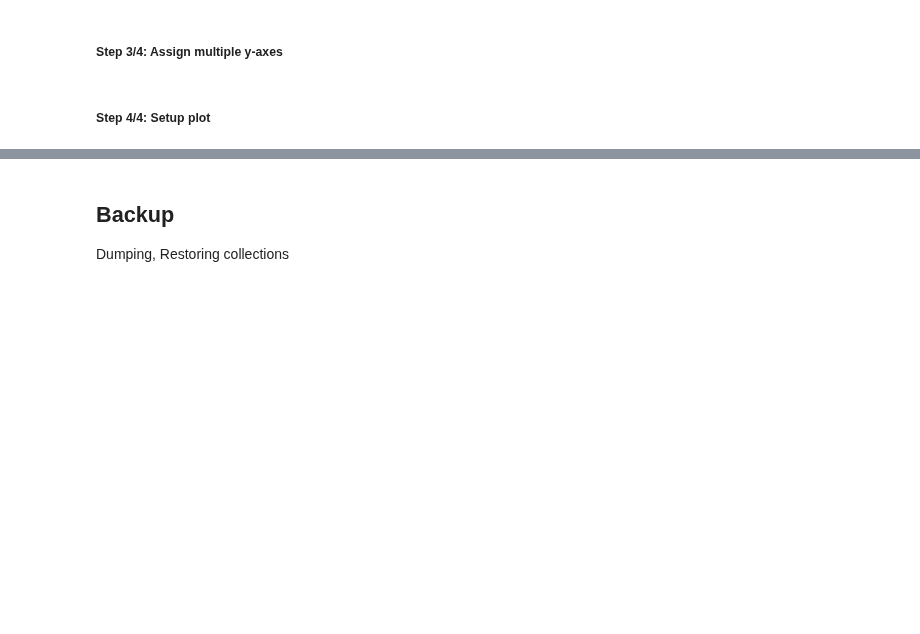
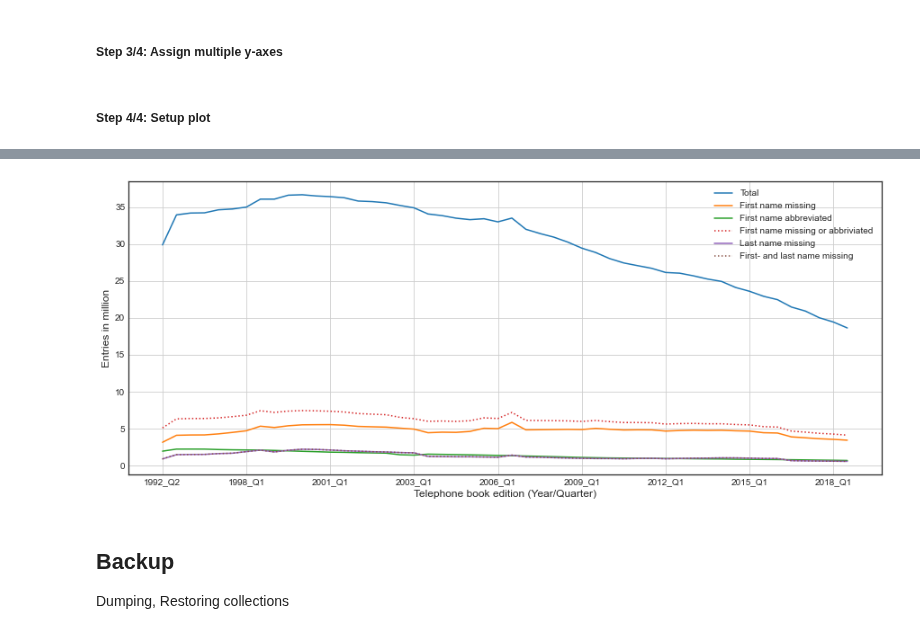
Before and after one commit to mayo-s/phonebookdiver, a Jupyter notebook: jupyter/phonebookdiver_notebook.ipynb, the cells around one changed output, grey strips where cells are left out. Drawn from its saved outputs; the diff is of its cells as text; code cells hidden in the pictures; blank space fills up the shorter version.

```diff
--- a/jupyter/phonebookdiver_notebook.ipynb
+++ b/jupyter/phonebookdiver_notebook.ipynb
@@ -1809,3 +1983,43 @@ false
+# %%
+# Complete Run to create abbreviated names plot
+graph_data_df = pd.read_csv(r'./stats/abbreviated_names.csv')
+
+# Define x-axis
+x_axis = graph_data_df.collection
+
+# Create y-axes for abbriviated_names.csv
+y_total = adjust_axis_values(graph_data_df.total, 1000000)
+y_fn_none = adjust_axis_values(graph_data_df.fn_none, 1000000)
+y_fn_one = adjust_axis_values((graph_data_df.fn_one + graph_data_df.fn_one_dot), 1000000)
+y_fn_none_one = adjust_axis_values((graph_data_df.fn_none + graph_data_df.fn_one + graph_data_df.fn_one_dot), 1000000)
+# y_fn_one_dot = adjust_axis_values(graph_data_df.fn_one_dot, 1000000)
+y_fn_ln_none = adjust_axis_values(graph_data_df.fn_ln_none, 1000000)
+y_ln_none = adjust_axis_values(graph_data_df.ln_none, 1000000)
+y_ln_one = adjust_axis_values((graph_data_df.ln_one + graph_data_df.ln_one_dot), 1000000)
+# y_ln_one_dot = adjust_axis_values(graph_data_df.ln_one_dot, 1000000)
+
+plt.style.use('seaborn-white')
+plt.figure(figsize=(15,6))
+
+plt.plot(x_axis, y_total, label='Total')
+plt.plot(x_axis, y_fn_none, label='First name missing')
+plt.plot(x_axis, y_fn_one, label='First name abbreviated')
+plt.plot(x_axis, y_fn_none_one, linestyle=':', label='First name missing or abbriviated')
+# plt.plot(x_axis, y_fn_one_dot, label='One letter + \'.\' firstname')
+plt.plot(x_axis, y_ln_none, label='Last name missing')
+# plt.plot(x_axis, y_ln_one, label='One letter lastname')
+plt.plot(x_axis, y_fn_ln_none, linestyle=':', label='First- and last name missing')
+# plt.plot(x_axis, y_ln_one_dot, label='One letter + \'.\' lastname')
+
+plt.xlabel('Telephone book edition (Year/Quarter)', fontdict={'size':12})
+plt.ylabel('Entries in million', fontdict={'size':12})
+plt.legend()
+plt.grid(True)
+plt.xticks(x_axis[0::6])
+plt.savefig('./figures/plt_abbreviated_names.png')
+plt.show()
+# %% [output]
+[figure, added]
 # %% [markdown]
 ## Backup
 Dumping, Restoring collections
```
Also changed, not shown: parts of 65 cells of this notebook.
